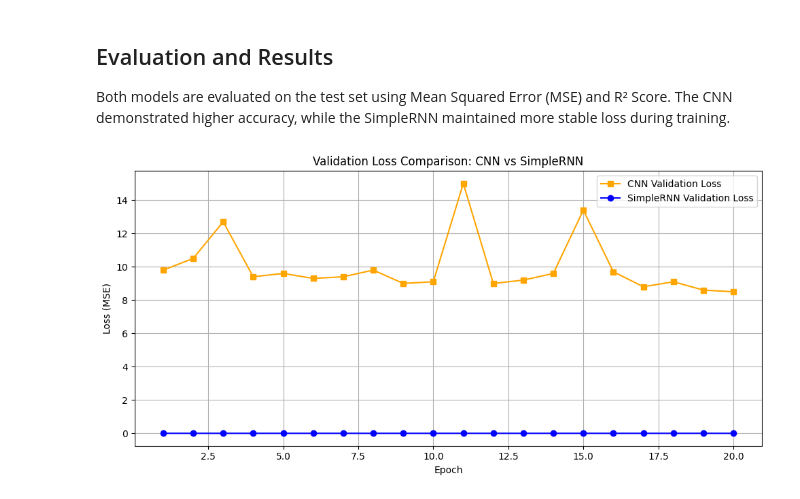
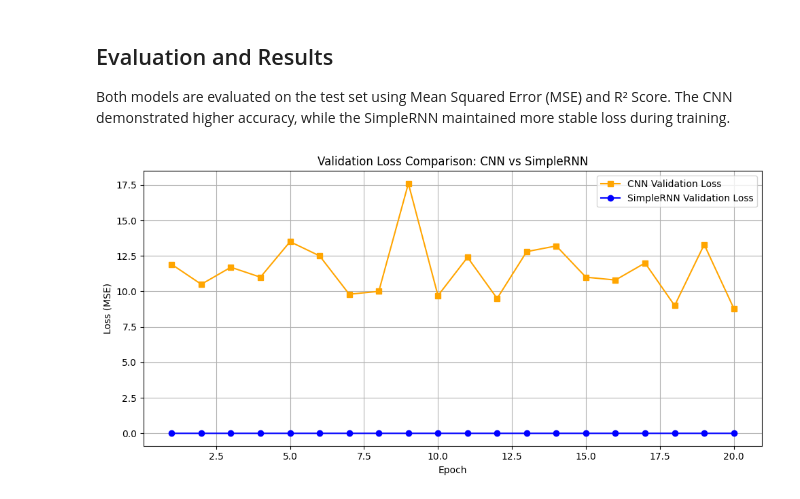
Before and after one commit to gceffi/AI-Stock-Predictor, a Jupyter notebook: StockMarket.ipynb, the cells around one changed output. Cells and saved outputs as stored; diff of their text form; code cells hidden in the pictures.

Commit message:
Fixed up comparison plot

```diff
--- a/StockMarket.ipynb
+++ b/StockMarket.ipynb
@@ -184,26 +184,27 @@ Epoch 20/20
 Both models are evaluated on the test set using Mean Squared Error (MSE) and R² Score. The CNN demonstrated higher accuracy, while the SimpleRNN maintained more stable loss during training.
 # %%
 # CNN Validation Loss
-cnn_val_loss = [9.8, 10.5, 12.7, 9.4, 9.6, 9.3, 9.4, 9.8, 9.0, 9.1,
-                15.0, 9.0, 9.2, 9.6, 13.4, 9.7, 8.8, 9.1, 8.6, 8.5]
+cnn_val_loss = [
+    11.9, 10.5, 11.7, 11.0, 13.5, 12.5, 9.8, 10.0, 17.6, 9.7,
+    12.4, 9.5, 12.8, 13.2, 11.0, 10.8, 12.0, 9.0, 13.3, 8.8]
 
 # RNN Validation Loss
 rnn_val_loss = [0.0009, 0.0007, 0.0006, 0.0005, 0.00045, 0.0004, 0.00035, 0.00033, 0.00032, 0.00031,
                 0.00030, 0.00030, 0.00029, 0.00029, 0.00029, 0.00028, 0.00028, 0.00028, 0.00028, 0.00028]
 
 # Limit RNN to same length as CNN for visual comparison
 rnn_val_loss = rnn_val_loss[:20]
 
 # Plotting
 plt.figure(figsize=(10, 5))
 plt.plot(range(1, 21), cnn_val_loss, label='CNN Validation Loss', color='orange', marker='s')
 plt.plot(range(1, 21), rnn_val_loss, label='SimpleRNN Validation Loss', color='blue', marker='o')
 plt.title("Validation Loss Comparison: CNN vs SimpleRNN")
 plt.xlabel("Epoch")
 plt.ylabel("Loss (MSE)")
 plt.legend()
 plt.grid(True)
 plt.tight_layout()
 plt.show()
 # %% [output]
-[figure, old version]
+[figure, new version]
```
